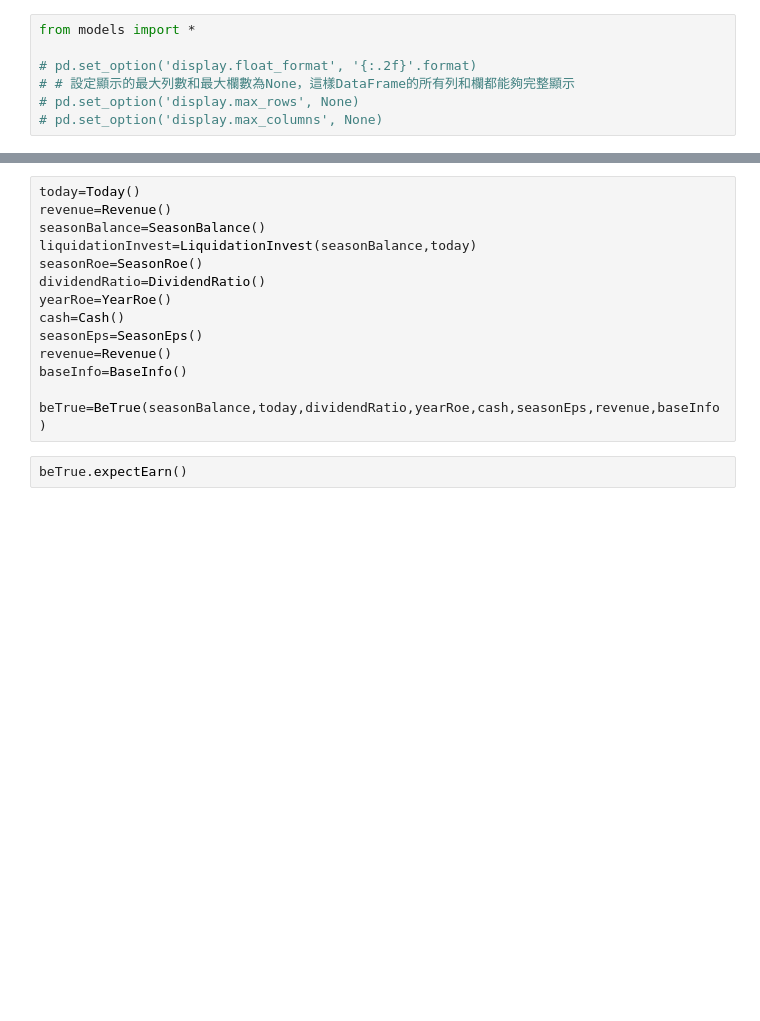
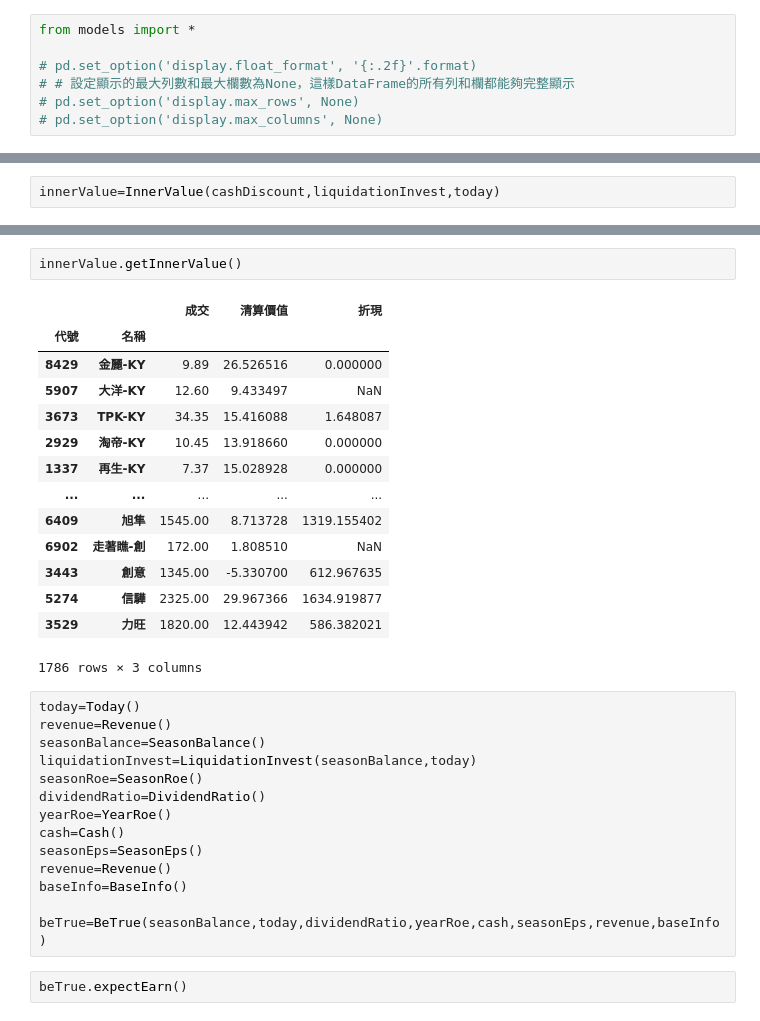
Before and after one commit to uuuu1112/invest, a Jupyter notebook: app/beTrue.ipynb, the cells around one changed output, grey strips where cells are left out. Saved outputs shown, nothing was run; the diff lists cells and outputs as text; blank space fills up the shorter version.

Commit message:
inner value

```diff
--- a/app/beTrue.ipynb
+++ b/app/beTrue.ipynb
@@ -7,0 +17,2 @@ from models import *
+# %%
+innerValue=InnerValue(cashDiscount,liquidationInvest,today)
@@ -8,3 +35,20 @@ from models import *
+# %%
+innerValue.getInnerValue()
+# %% [output]
+|  |  | 成交 | 清算價值 | 折現 |
+| 代號 | 名稱 |  |  |  |
+| 8429 | 金麗-KY | 9.89 | 26.526516 | 0.000000 |
+| 5907 | 大洋-KY | 12.60 | 9.433497 | NaN |
+| 3673 | TPK-KY | 34.35 | 15.416088 | 1.648087 |
+| 2929 | 淘帝-KY | 10.45 | 13.918660 | 0.000000 |
+| 1337 | 再生-KY | 7.37 | 15.028928 | 0.000000 |
+| ... | ... | ... | ... | ... |
+| 6409 | 旭隼 | 1545.00 | 8.713728 | 1319.155402 |
+| 6902 | 走著瞧-創 | 172.00 | 1.808510 | NaN |
+| 3443 | 創意 | 1345.00 | -5.330700 | 612.967635 |
+| 5274 | 信驊 | 2325.00 | 29.967366 | 1634.919877 |
+| 3529 | 力旺 | 1820.00 | 12.443942 | 586.382021 |
+1786 rows × 3 columns
 # %%
 today=Today()
 revenue=Revenue()
```
Also changed, not shown: parts of 6 cells of this notebook, 4 other files.
